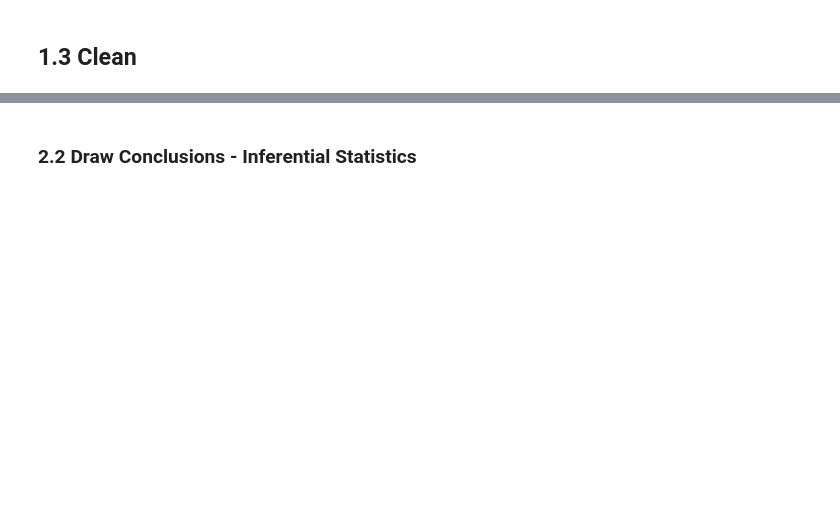
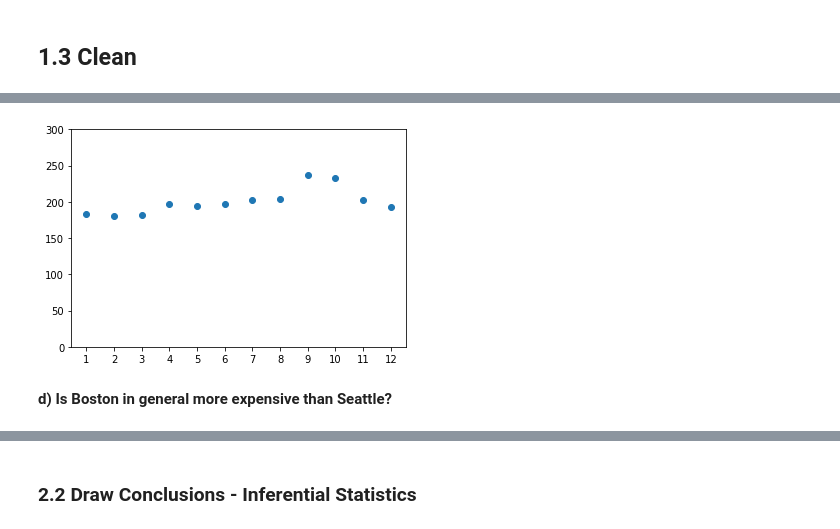
Before and after one commit to ArminSedlmeyrBMW/Udacity-Project-Write-a-Data-Science-Blog-Post, a Jupyter notebook: Project - Write a Data Science Blog Post.ipynb, the cells around one changed output, grey strips where cells are left out. Cells and saved outputs as stored; diff of their text form; code cells hidden in the pictures; blank space fills up the shorter version.

```diff
--- a/Project - Write a Data Science Blog Post.ipynb
+++ b/Project - Write a Data Science Blog Post.ipynb
@@ -131,0 +622,8 @@ json
+# %%
+plt.scatter(df_bc_agg_month.month, df_bc_agg_month.price);
+plt.ylim([0, 300]);
+plt.xticks(np.arange(1, 13, step=1));
+# %% [output]
+[figure, added]
+# %% [markdown]
+**d) Is Boston in general more expensive than Seattle?**
```
Also changed, not shown: parts of 64 cells of this notebook, 3 other files.
